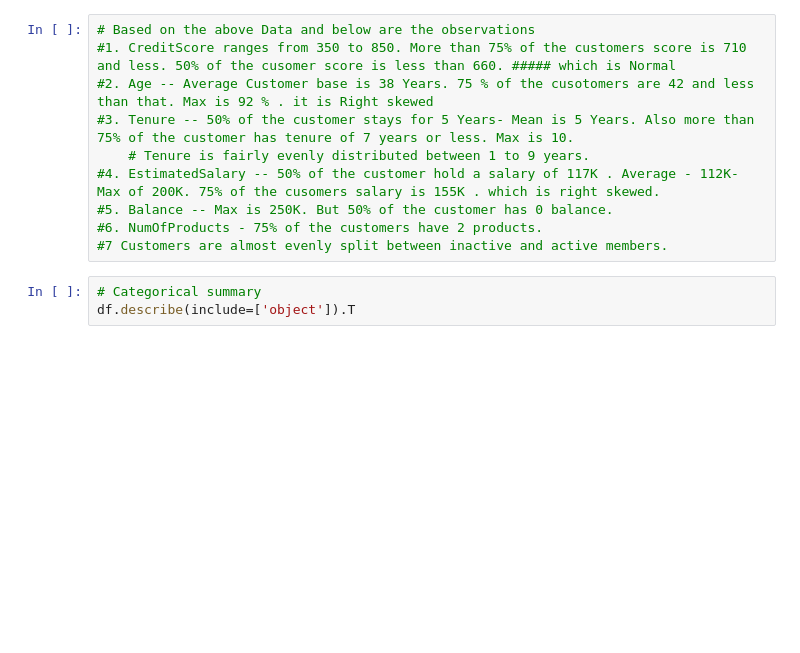
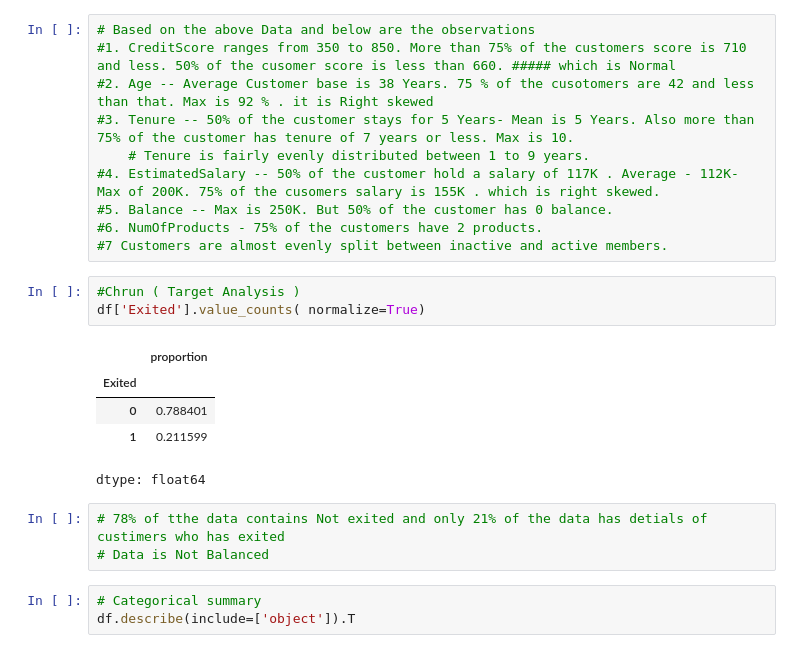
Before and after one commit to rajeevkmenon4u/Module20-Final_Capstone-EDA, a Jupyter notebook: Capstone_Bank_Chrun.ipynb, the cells around one changed output. Drawn from its saved outputs; the diff is of its cells as text; blank space fills up the shorter version.

```diff
--- a/Capstone_Bank_Chrun.ipynb
+++ b/Capstone_Bank_Chrun.ipynb
@@ -165,6 +165,18 @@ plt.show()
 #5. Balance -- Max is 250K. But 50% of the customer has 0 balance.
 #6. NumOfProducts - 75% of the customers have 2 products.
 #7 Customers are almost evenly split between inactive and active members.
+# %%
+#Chrun ( Target Analysis )
+df['Exited'].value_counts( normalize=True)
+# %% [output]
+|  | proportion |
+| Exited |  |
+| 0 | 0.788401 |
+| 1 | 0.211599 |
+dtype: float64
+# %%
+# 78% of tthe data contains Not exited and only 21% of the data has detials of custimers who has exited
+# Data is Not Balanced
 # %%
 # Categorical summary
 df.describe(include=['object']).T
```
Also changed, not shown: parts of 4 cells of this notebook.
